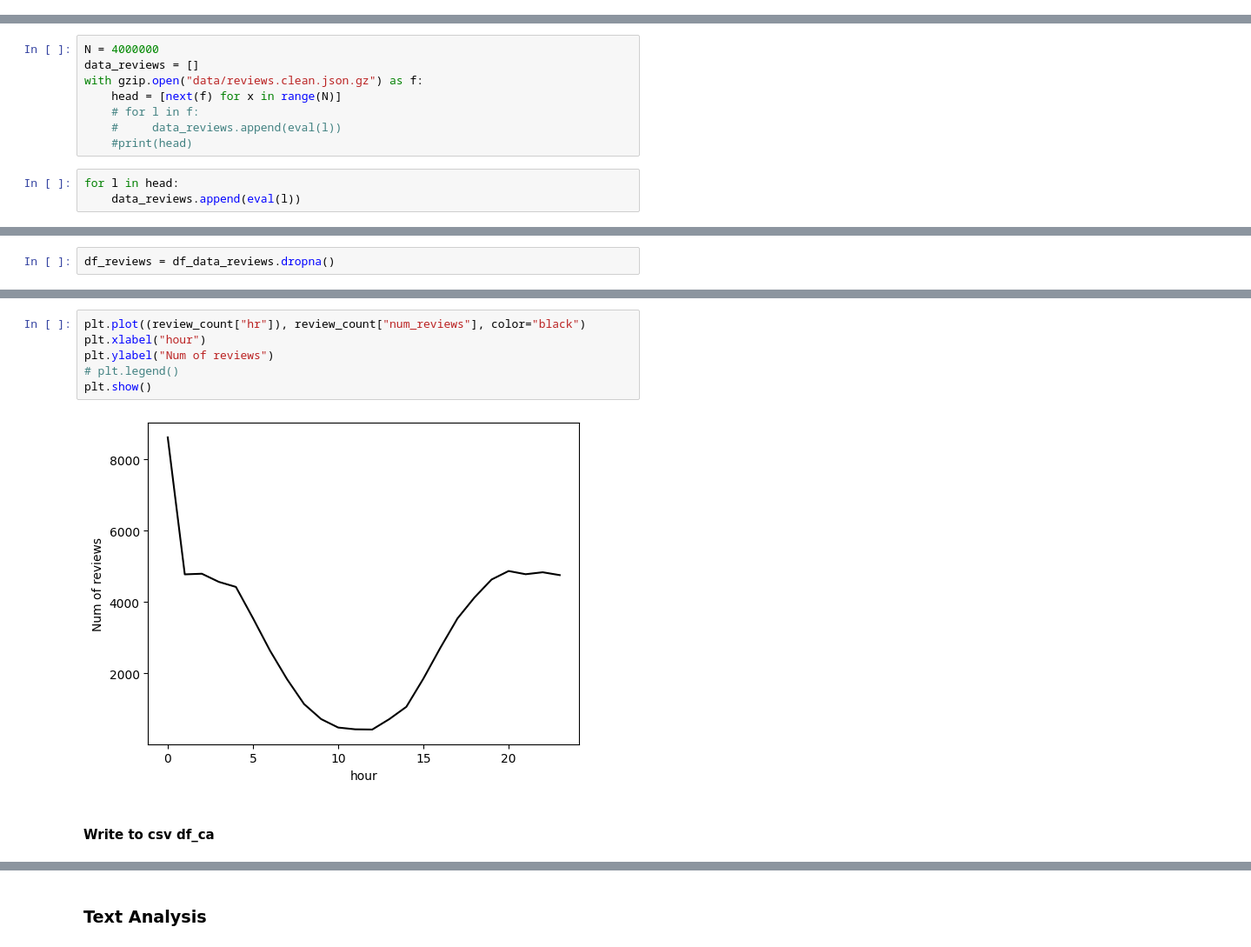
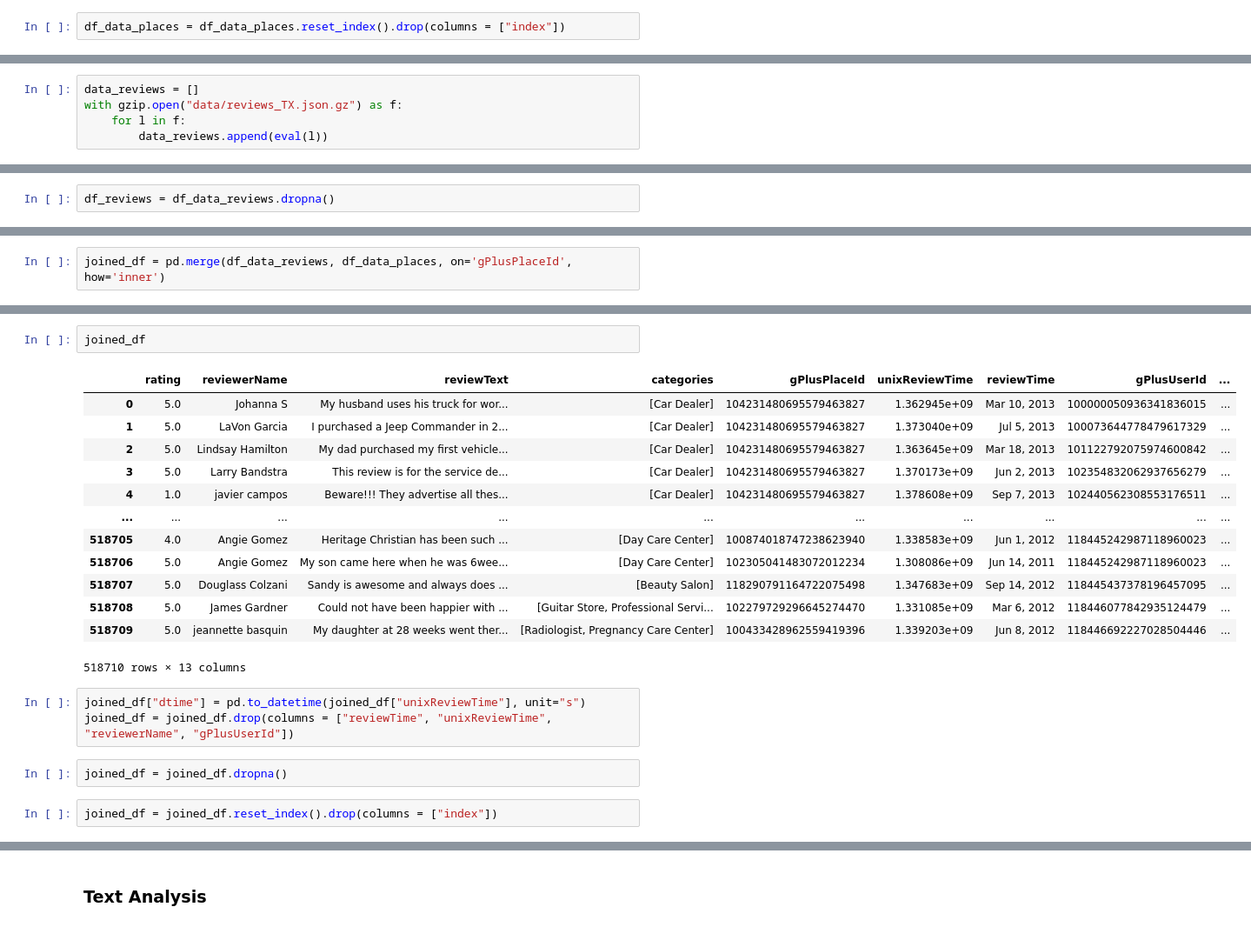
Before and after one commit to NunNunIT/IE212.O11.Group7, a Jupyter notebook: models/model.ipynb, the cells around one changed output, grey strips where cells are left out. Shown at 87% size. Cells and saved outputs as stored; diff of their text form.

```diff
--- a/models/model.ipynb
+++ b/models/model.ipynb
@@ -59,0 +91,2 @@ len(data_places), data_places[:1]
+# %%
+df_data_places = df_data_places.reset_index().drop(columns = ["index"])
@@ -60,11 +95,5 @@ len(data_places), data_places[:1]
 # %%
-N = 4000000
 data_reviews = []
-with gzip.open("data/reviews.clean.json.gz") as f:
-    head = [next(f) for x in range(N)]
-    # for l in f:
-    #     data_reviews.append(eval(l))
-    #print(head)
+with gzip.open("data/reviews_TX.json.gz") as f:
+    for l in f:
+        data_reviews.append(eval(l))
-# %%
-for l in head:
-    data_reviews.append(eval(l))
@@ -158 +136,3 @@ data_ca = joined_data(places_ca, data_reviews)
+# %%
+joined_df = pd.merge(df_data_reviews, df_data_places, on='gPlusPlaceId', how='inner')
 # %%
@@ -261,10 +142,23 @@ review_count = review_count.rename(columns={"count":"num_reviews"}).sort_values(
-# %%
-plt.plot((review_count["hr"]), review_count["num_reviews"], color="black")
-plt.xlabel("hour")
-plt.ylabel("Num of reviews")
-# plt.legend()
-plt.show()
-# %% [output]
-[figure, removed]
-# %% [markdown]
-#### Write to csv df_ca
+# %%
+joined_df
+# %% [output]
+|  | rating | reviewerName | reviewText | categories | gPlusPlaceId | unixReviewTime | reviewTime | gPlusUserId | ... |
+| 0 | 5.0 | Johanna S | My husband uses his truck for wor... | [Car Dealer] | 104231480695579463827 | 1.362945e+09 | Mar 10, 2013 | 100000050936341836015 | ... |
+| 1 | 5.0 | LaVon Garcia | I purchased a Jeep Commander in 2... | [Car Dealer] | 104231480695579463827 | 1.373040e+09 | Jul 5, 2013 | 100073644778479617329 | ... |
+| 2 | 5.0 | Lindsay Hamilton | My dad purchased my first vehicle... | [Car Dealer] | 104231480695579463827 | 1.363645e+09 | Mar 18, 2013 | 101122792075974600842 | ... |
+| 3 | 5.0 | Larry Bandstra | This review is for the service de... | [Car Dealer] | 104231480695579463827 | 1.370173e+09 | Jun 2, 2013 | 102354832062937656279 | ... |
+| 4 | 1.0 | javier campos | Beware!!! They advertise all thes... | [Car Dealer] | 104231480695579463827 | 1.378608e+09 | Sep 7, 2013 | 102440562308553176511 | ... |
+| ... | ... | ... | ... | ... | ... | ... | ... | ... | ... |
+| 518705 | 4.0 | Angie Gomez | Heritage Christian has been such ... | [Day Care Center] | 100874018747238623940 | 1.338583e+09 | Jun 1, 2012 | 118445242987118960023 | ... |
+| 518706 | 5.0 | Angie Gomez | My son came here when he was 6wee... | [Day Care Center] | 102305041483072012234 | 1.308086e+09 | Jun 14, 2011 | 118445242987118960023 | ... |
+| 518707 | 5.0 | Douglass Colzani | Sandy is awesome and always does ... | [Beauty Salon] | 118290791164722075498 | 1.347683e+09 | Sep 14, 2012 | 118445437378196457095 | ... |
+| 518708 | 5.0 | James Gardner | Could not have been happier with ... | [Guitar Store, Professional Servi... | 102279729296645274470 | 1.331085e+09 | Mar 6, 2012 | 118446077842935124479 | ... |
+| 518709 | 5.0 | jeannette basquin | My daughter at 28 weeks went ther... | [Radiologist, Pregnancy Care Center] | 100433428962559419396 | 1.339203e+09 | Jun 8, 2012 | 118446692227028504446 | ... |
+518710 rows × 13 columns
+# %%
+joined_df["dtime"] = pd.to_datetime(joined_df["unixReviewTime"], unit="s")
+joined_df = joined_df.drop(columns = ["reviewTime", "unixReviewTime", "reviewerName", "gPlusUserId"])
+# %%
+joined_df = joined_df.dropna()
+# %%
+joined_df = joined_df.reset_index().drop(columns = ["index"])
```
Also changed, not shown: parts of 115 cells of this notebook, 3 other files.
